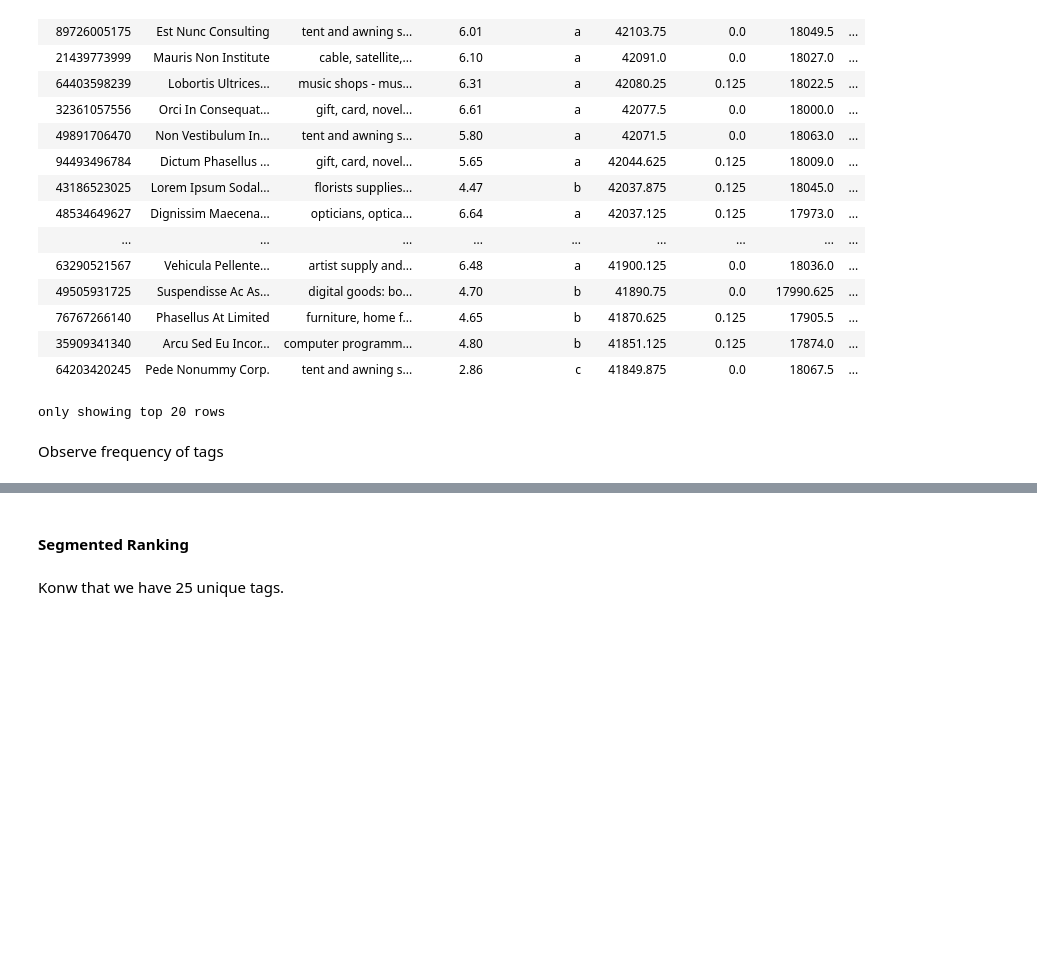
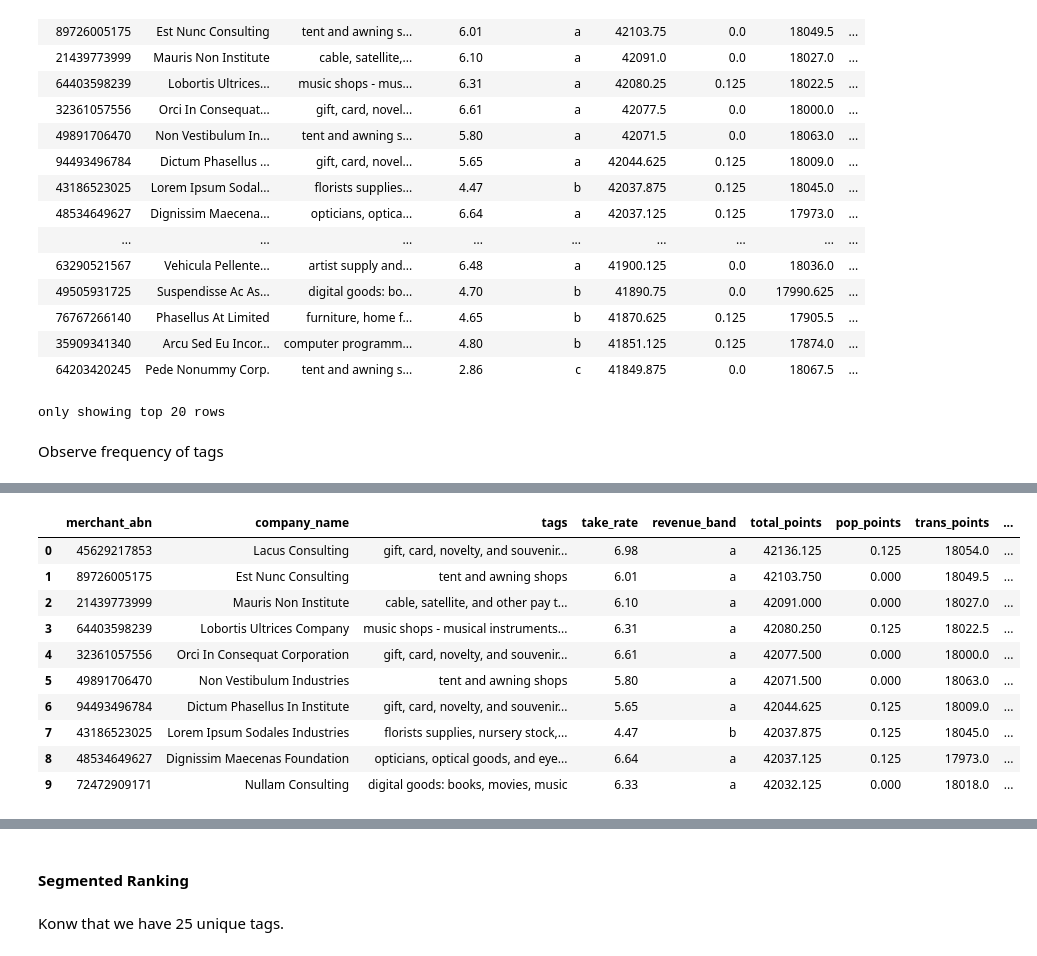
Before and after one commit to MAST30034-Applied-Data-Science/generic-buy-now-pay-later-project-group-35, a Jupyter notebook: notebooks/6-summary.ipynb, the cells around one changed output, grey strips where cells are left out. Saved outputs shown, nothing was run; the diff lists cells and outputs as text; code cells hidden in the pictures; blank space fills up the shorter version.

```diff
--- a/notebooks/6-summary.ipynb
+++ b/notebooks/6-summary.ipynb
@@ -444,0 +449,15 @@ Text(0.5, 0, 'Frequency')
+# %%
+top100_merch_df = top100_merch.toPandas()
+top100_merch_df[0:10]
+# %% [output]
+|  | merchant_abn | company_name | tags | take_rate | revenue_band | total_points | pop_points | trans_points | ... |
+| 0 | 45629217853 | Lacus Consulting | gift, card, novelty, and souvenir... | 6.98 | a | 42136.125 | 0.125 | 18054.0 | ... |
+| 1 | 89726005175 | Est Nunc Consulting | tent and awning shops | 6.01 | a | 42103.750 | 0.000 | 18049.5 | ... |
+| 2 | 21439773999 | Mauris Non Institute | cable, satellite, and other pay t... | 6.10 | a | 42091.000 | 0.000 | 18027.0 | ... |
+| 3 | 64403598239 | Lobortis Ultrices Company | music shops - musical instruments... | 6.31 | a | 42080.250 | 0.125 | 18022.5 | ... |
+| 4 | 32361057556 | Orci In Consequat Corporation | gift, card, novelty, and souvenir... | 6.61 | a | 42077.500 | 0.000 | 18000.0 | ... |
+| 5 | 49891706470 | Non Vestibulum Industries | tent and awning shops | 5.80 | a | 42071.500 | 0.000 | 18063.0 | ... |
+| 6 | 94493496784 | Dictum Phasellus In Institute | gift, card, novelty, and souvenir... | 5.65 | a | 42044.625 | 0.125 | 18009.0 | ... |
+| 7 | 43186523025 | Lorem Ipsum Sodales Industries | florists supplies, nursery stock,... | 4.47 | b | 42037.875 | 0.125 | 18045.0 | ... |
+| 8 | 48534649627 | Dignissim Maecenas Foundation | opticians, optical goods, and eye... | 6.64 | a | 42037.125 | 0.125 | 17973.0 | ... |
+| 9 | 72472909171 | Nullam Consulting | digital goods: books, movies, music | 6.33 | a | 42032.125 | 0.000 | 18018.0 | ... |
```
Also changed, not shown: parts of 21 cells of this notebook.
